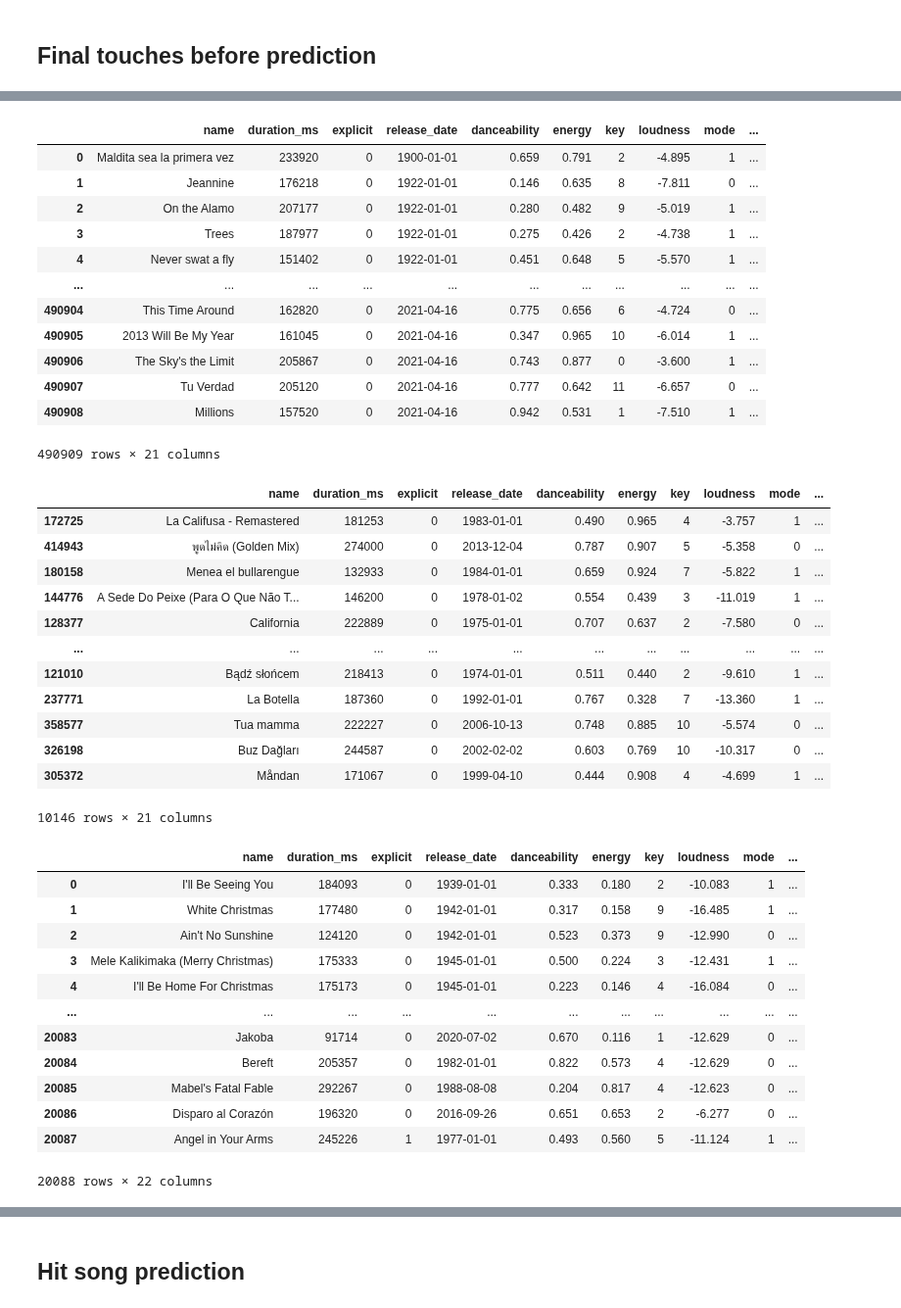
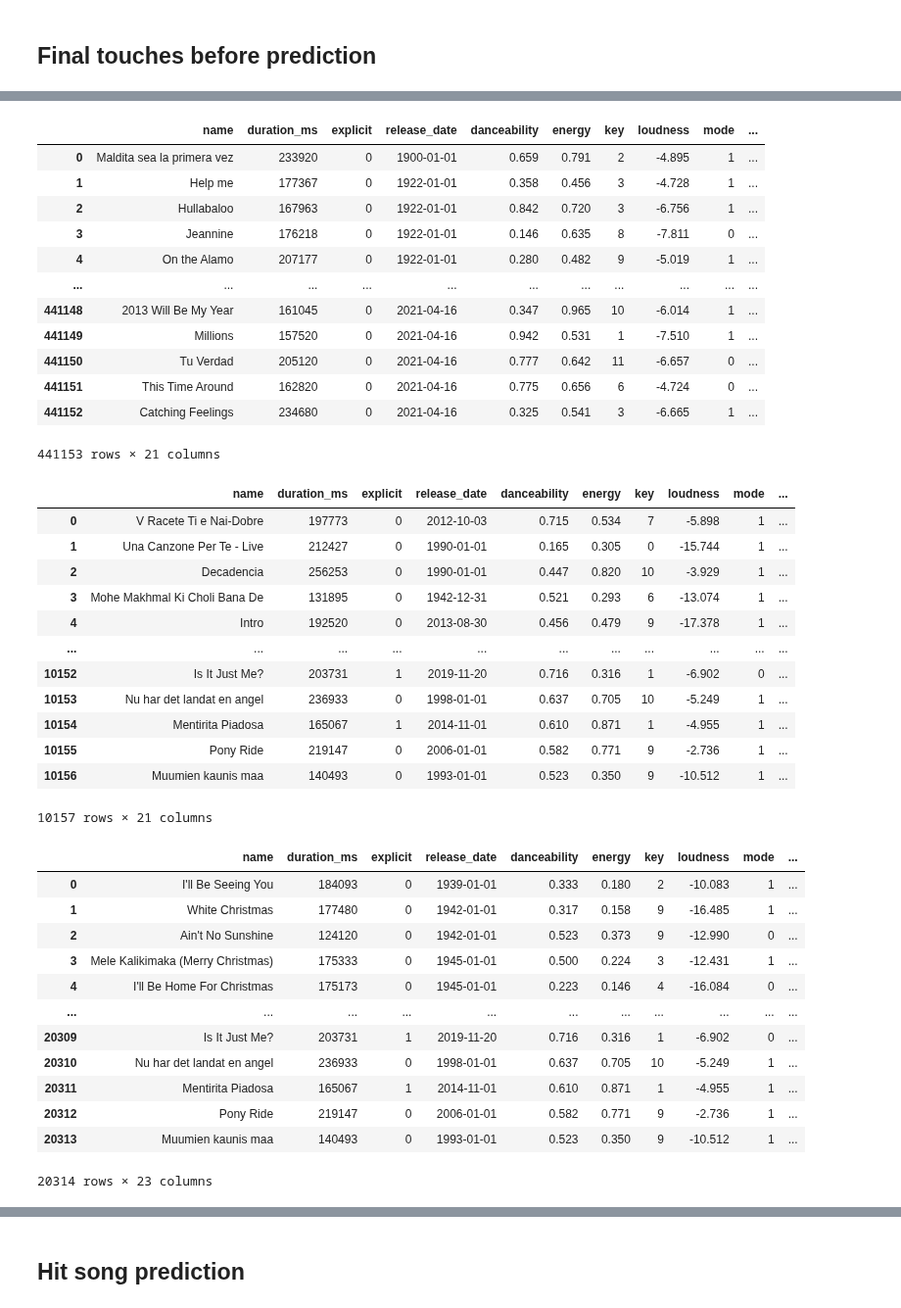
Before and after one commit to xRiku/gp-ufes, a Jupyter notebook: billboard_x_spotify.ipynb, the cells around one changed output, grey strips where cells are left out. Shown at 98% size. Saved outputs shown, nothing was run; the diff lists cells and outputs as text; code cells hidden in the pictures.

```diff
--- a/billboard_x_spotify.ipynb
+++ b/billboard_x_spotify.ipynb
@@ -54,7 +54,7 @@ df['speechiness'].hist()
 # %%
 billboard = entries.sort_values('date', ascending=False)
 billboard['cumulative_artist_appearances'] = billboard.groupby('artist').cumcount(ascending=False)
-billboard = billboard.sort_values(by=['date'], ascending=False).drop_duplicates(['name', 'artist'], keep='first')
+billboard = billboard.sort_values(by=['date'], ascending=False).drop_duplicates(['name', 'artist'], keep='last')
 billboard.loc[billboard['artist'] == 'Big Time Rush']
 # %% [output]
 |  | name | artist | rank | weeks | date | cumulative_artist_appearances |
@@ -223,38 +208,39 @@ unsuccessful_df
 # %% [output]
 |  | name | duration_ms | explicit | release_date | danceability | energy | key | loudness | mode | ... |
 | 0 | Maldita sea la primera vez | 233920 | 0 | 1900-01-01 | 0.659 | 0.791 | 2 | -4.895 | 1 | ... |
-| 1 | Jeannine | 176218 | 0 | 1922-01-01 | 0.146 | 0.635 | 8 | -7.811 | 0 | ... |
-| 2 | On the Alamo | 207177 | 0 | 1922-01-01 | 0.280 | 0.482 | 9 | -5.019 | 1 | ... |
-| 3 | Trees | 187977 | 0 | 1922-01-01 | 0.275 | 0.426 | 2 | -4.738 | 1 | ... |
-| 4 | Never swat a fly | 151402 | 0 | 1922-01-01 | 0.451 | 0.648 | 5 | -5.570 | 1 | ... |
+| 1 | Help me | 177367 | 0 | 1922-01-01 | 0.358 | 0.456 | 3 | -4.728 | 1 | ... |
+| 2 | Hullabaloo | 167963 | 0 | 1922-01-01 | 0.842 | 0.720 | 3 | -6.756 | 1 | ... |
+| 3 | Jeannine | 176218 | 0 | 1922-01-01 | 0.146 | 0.635 | 8 | -7.811 | 0 | ... |
+| 4 | On the Alamo | 207177 | 0 | 1922-01-01 | 0.280 | 0.482 | 9 | -5.019 | 1 | ... |
 | ... | ... | ... | ... | ... | ... | ... | ... | ... | ... | ... |
-| 490904 | This Time Around | 162820 | 0 | 2021-04-16 | 0.775 | 0.656 | 6 | -4.724 | 0 | ... |
-| 490905 | 2013 Will Be My Year | 161045 | 0 | 2021-04-16 | 0.347 | 0.965 | 10 | -6.014 | 1 | ... |
-| 490906 | The Sky's the Limit | 205867 | 0 | 2021-04-16 | 0.743 | 0.877 | 0 | -3.600 | 1 | ... |
-| 490907 | Tu Verdad | 205120 | 0 | 2021-04-16 | 0.777 | 0.642 | 11 | -6.657 | 0 | ... |
-| 490908 | Millions | 157520 | 0 | 2021-04-16 | 0.942 | 0.531 | 1 | -7.510 | 1 | ... |
+| 441148 | 2013 Will Be My Year | 161045 | 0 | 2021-04-16 | 0.347 | 0.965 | 10 | -6.014 | 1 | ... |
+| 441149 | Millions | 157520 | 0 | 2021-04-16 | 0.942 | 0.531 | 1 | -7.510 | 1 | ... |
+| 441150 | Tu Verdad | 205120 | 0 | 2021-04-16 | 0.777 | 0.642 | 11 | -6.657 | 0 | ... |
+| 441151 | This Time Around | 162820 | 0 | 2021-04-16 | 0.775 | 0.656 | 6 | -4.724 | 0 | ... |
+| 441152 | Catching Feelings | 234680 | 0 | 2021-04-16 | 0.325 | 0.541 | 3 | -6.665 | 1 | ... |
-490909 rows × 21 columns
+441153 rows × 21 columns
 # %%
-samples_df = unsuccessful_df.sample(n=total_in_billboard, random_state=2023)
+samples_df = unsuccessful_df.sample(n=total_in_billboard, random_state=2023).reset_index(drop=True)
 samples_df
 # %% [output]
 |  | name | duration_ms | explicit | release_date | danceability | energy | key | loudness | mode | ... |
-| 172725 | La Califusa - Remastered | 181253 | 0 | 1983-01-01 | 0.490 | 0.965 | 4 | -3.757 | 1 | ... |
-| 414943 | พูดไม่คิด (Golden Mix) | 274000 | 0 | 2013-12-04 | 0.787 | 0.907 | 5 | -5.358 | 0 | ... |
-| 180158 | Menea el bullarengue | 132933 | 0 | 1984-01-01 | 0.659 | 0.924 | 7 | -5.822 | 1 | ... |
-| 144776 | A Sede Do Peixe (Para O Que Não T... | 146200 | 0 | 1978-01-02 | 0.554 | 0.439 | 3 | -11.019 | 1 | ... |
-| 128377 | California | 222889 | 0 | 1975-01-01 | 0.707 | 0.637 | 2 | -7.580 | 0 | ... |
+| 0 | V Racete Ti e Nai-Dobre | 197773 | 0 | 2012-10-03 | 0.715 | 0.534 | 7 | -5.898 | 1 | ... |
+| 1 | Una Canzone Per Te - Live | 212427 | 0 | 1990-01-01 | 0.165 | 0.305 | 0 | -15.744 | 1 | ... |
+| 2 | Decadencia | 256253 | 0 | 1990-01-01 | 0.447 | 0.820 | 10 | -3.929 | 1 | ... |
+| 3 | Mohe Makhmal Ki Choli Bana De | 131895 | 0 | 1942-12-31 | 0.521 | 0.293 | 6 | -13.074 | 1 | ... |
+| 4 | Intro | 192520 | 0 | 2013-08-30 | 0.456 | 0.479 | 9 | -17.378 | 1 | ... |
 | ... | ... | ... | ... | ... | ... | ... | ... | ... | ... | ... |
-| 121010 | Bądź słońcem | 218413 | 0 | 1974-01-01 | 0.511 | 0.440 | 2 | -9.610 | 1 | ... |
-| 237771 | La Botella | 187360 | 0 | 1992-01-01 | 0.767 | 0.328 | 7 | -13.360 | 1 | ... |
-| 358577 | Tua mamma | 222227 | 0 | 2006-10-13 | 0.748 | 0.885 | 10 | -5.574 | 0 | ... |
-| 326198 | Buz Dağları | 244587 | 0 | 2002-02-02 | 0.603 | 0.769 | 10 | -10.317 | 0 | ... |
-| 305372 | Måndan | 171067 | 0 | 1999-04-10 | 0.444 | 0.908 | 4 | -4.699 | 1 | ... |
+| 10152 | Is It Just Me? | 203731 | 1 | 2019-11-20 | 0.716 | 0.316 | 1 | -6.902 | 0 | ... |
+| 10153 | Nu har det landat en angel | 236933 | 0 | 1998-01-01 | 0.637 | 0.705 | 10 | -5.249 | 1 | ... |
+| 10154 | Mentirita Piadosa | 165067 | 1 | 2014-11-01 | 0.610 | 0.871 | 1 | -4.955 | 1 | ... |
+| 10155 | Pony Ride | 219147 | 0 | 2006-01-01 | 0.582 | 0.771 | 9 | -2.736 | 1 | ... |
+| 10156 | Muumien kaunis maa | 140493 | 0 | 1993-01-01 | 0.523 | 0.350 | 9 | -10.512 | 1 | ... |
-10146 rows × 21 columns
+10157 rows × 21 columns
 # %%
+### Se aparece mais de uma vez na billboard, então é um hit
+billboard_entries_df['hit'] = pd.Series(len(billboard_entries_df) * [1])
+samples_df['hit'] = pd.Series(len(samples_df) * [0])
 concatenated_df = pd.concat([billboard_entries_df, samples_df]).reset_index(drop=True)
-# concatenated_df.columns
-# concatenated_df['weeks'].fillna(0, inplace=True)
 concatenated_df
 # %% [output]
 |  | name | duration_ms | explicit | release_date | danceability | energy | key | loudness | mode | ... |
@@ -264,12 +250,12 @@ concatenated_df
 | 3 | Mele Kalikimaka (Merry Christmas) | 175333 | 0 | 1945-01-01 | 0.500 | 0.224 | 3 | -12.431 | 1 | ... |
 | 4 | I'll Be Home For Christmas | 175173 | 0 | 1945-01-01 | 0.223 | 0.146 | 4 | -16.084 | 0 | ... |
 | ... | ... | ... | ... | ... | ... | ... | ... | ... | ... | ... |
-| 20083 | Jakoba | 91714 | 0 | 2020-07-02 | 0.670 | 0.116 | 1 | -12.629 | 0 | ... |
-| 20084 | Bereft | 205357 | 0 | 1982-01-01 | 0.822 | 0.573 | 4 | -12.629 | 0 | ... |
-| 20085 | Mabel's Fatal Fable | 292267 | 0 | 1988-08-08 | 0.204 | 0.817 | 4 | -12.623 | 0 | ... |
-| 20086 | Disparo al Corazón | 196320 | 0 | 2016-09-26 | 0.651 | 0.653 | 2 | -6.277 | 0 | ... |
-| 20087 | Angel in Your Arms | 245226 | 1 | 1977-01-01 | 0.493 | 0.560 | 5 | -11.124 | 1 | ... |
+| 20309 | Is It Just Me? | 203731 | 1 | 2019-11-20 | 0.716 | 0.316 | 1 | -6.902 | 0 | ... |
+| 20310 | Nu har det landat en angel | 236933 | 0 | 1998-01-01 | 0.637 | 0.705 | 10 | -5.249 | 1 | ... |
+| 20311 | Mentirita Piadosa | 165067 | 1 | 2014-11-01 | 0.610 | 0.871 | 1 | -4.955 | 1 | ... |
+| 20312 | Pony Ride | 219147 | 0 | 2006-01-01 | 0.582 | 0.771 | 9 | -2.736 | 1 | ... |
+| 20313 | Muumien kaunis maa | 140493 | 0 | 1993-01-01 | 0.523 | 0.350 | 9 | -10.512 | 1 | ... |
-20088 rows × 22 columns
+20314 rows × 23 columns
 # %%
 filtered_data = concatenated_df[concatenated_df['weeks'] != 0]
 
```
Also changed, not shown: parts of 41 cells of this notebook.
